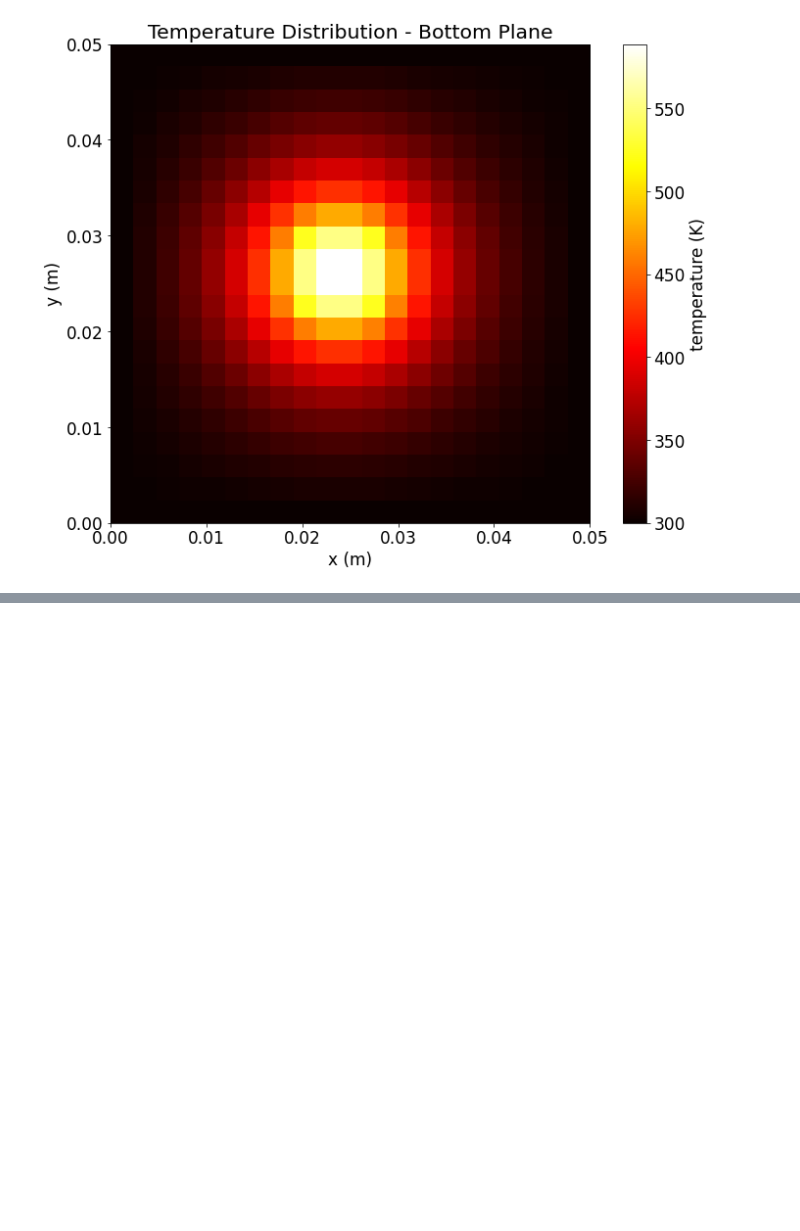
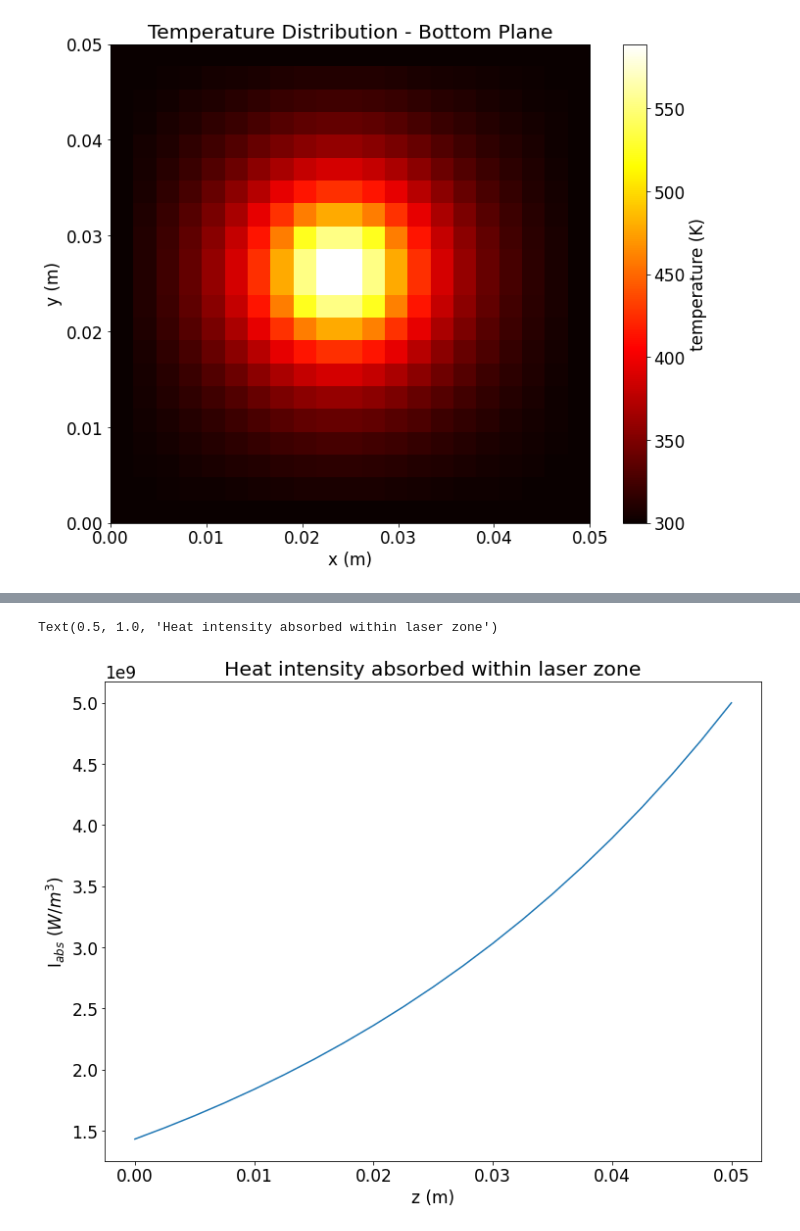
Before and after one commit to unjike/Modeling-and-Simulation-of-Advanced-Manufacturing-Processes, a Jupyter notebook: Modeling_and_Simulation_of_Laser_Processing.ipynb, the cells around one changed output, grey strips where cells are left out. Drawn from its saved outputs; the diff is of its cells as text; code cells hidden in the pictures; blank space fills up the shorter version.

```diff
--- a/Modeling_and_Simulation_of_Laser_Processing.ipynb
+++ b/Modeling_and_Simulation_of_Laser_Processing.ipynb
@@ -136,0 +147,8 @@ plt.show()
+# %%
+plt.plot(z, a*I(z))
+plt.xlabel('z (m)')
+plt.ylabel('I$_{abs}$ ($W/m^3$)')
+plt.title('Heat intensity absorbed within laser zone')
+# %% [output]
+Text(0.5, 1.0, 'Heat intensity absorbed within laser zone')
+[figure, added]
```
Also changed, not shown: parts of 2 cells of this notebook.
